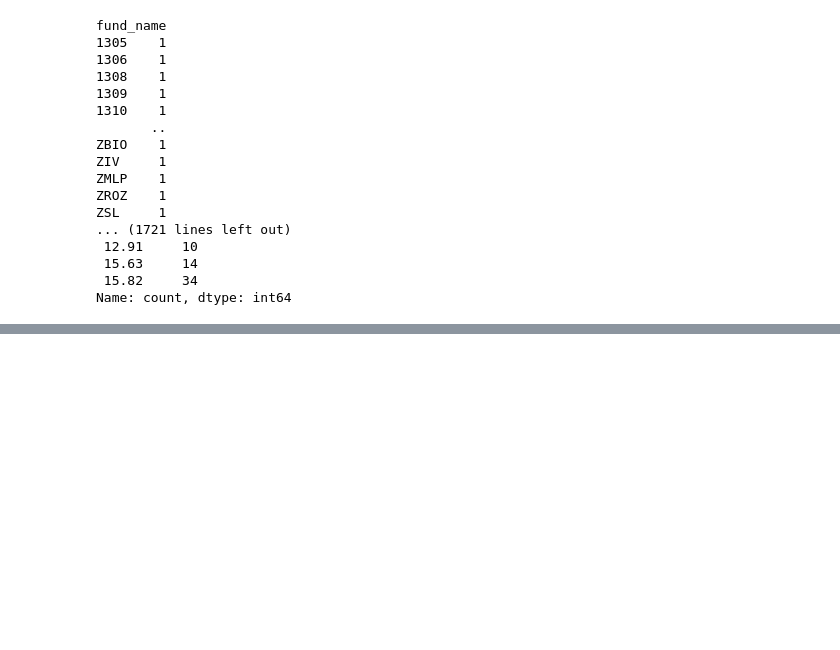
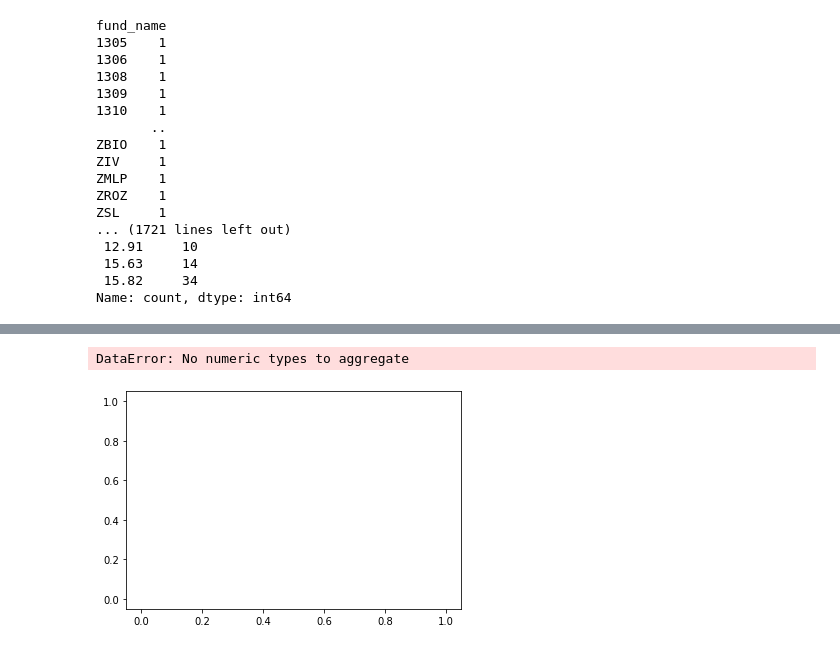
Before and after one commit to NVukobrat/US-Mutual-Funds-and-ETFs-Analysis, a Jupyter notebook: Main.ipynb, the cells around one changed output, grey strips where cells are left out. Cells and saved outputs as stored; diff of their text form; code cells hidden in the pictures; blank space fills up the shorter version.

```diff
--- a/Main.ipynb
+++ b/Main.ipynb
@@ -64,0 +95,9 @@ TypeError: '<=' not supported between instances of 'float' and 'str'
+# %%
+# Line
+for x in range(len(check)):
+    for y in range(x + 1, len(check)):
+        sns.lineplot(x=check[y], y=check[x], data=df)
+        plt.show()
+# %% [output]
+DataError: No numeric types to aggregate
+[figure, added]
```
Also changed, not shown: parts of 6 cells of this notebook.
